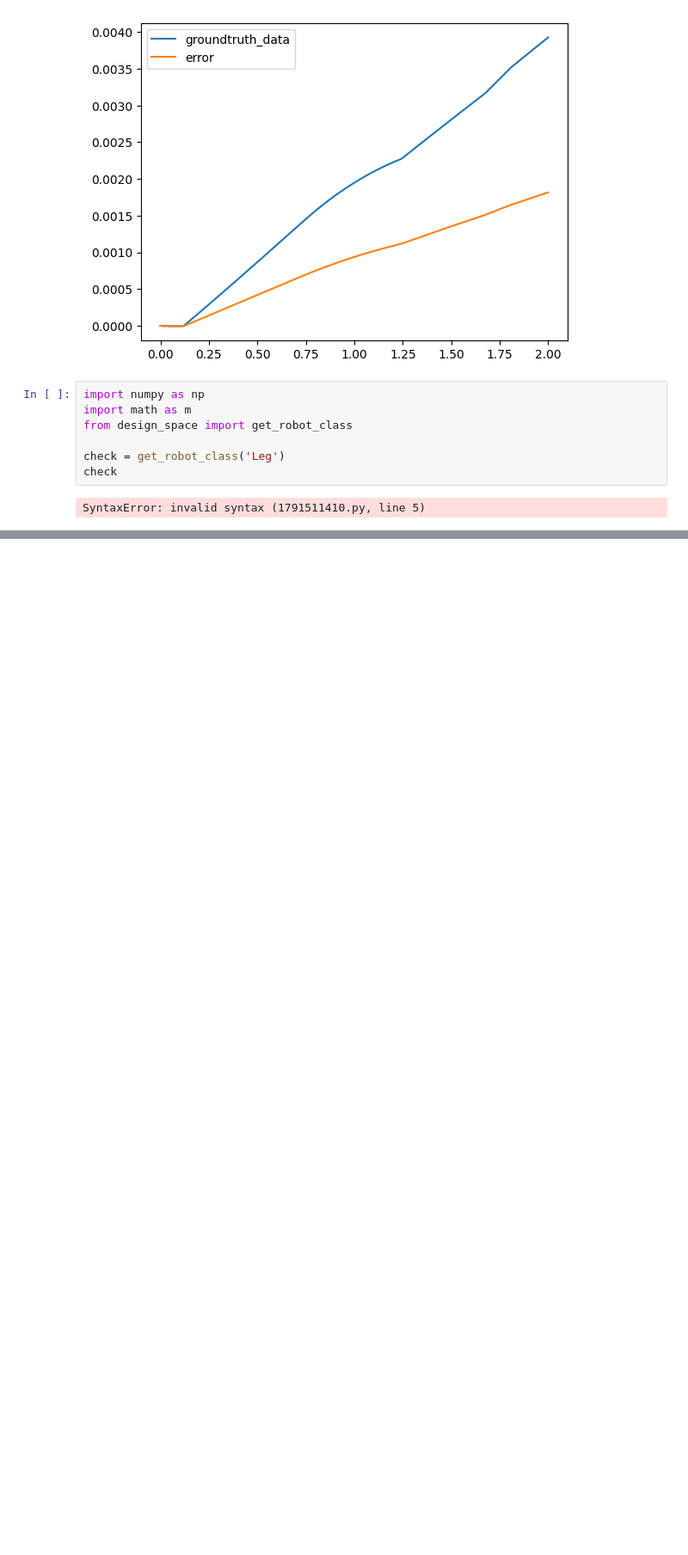
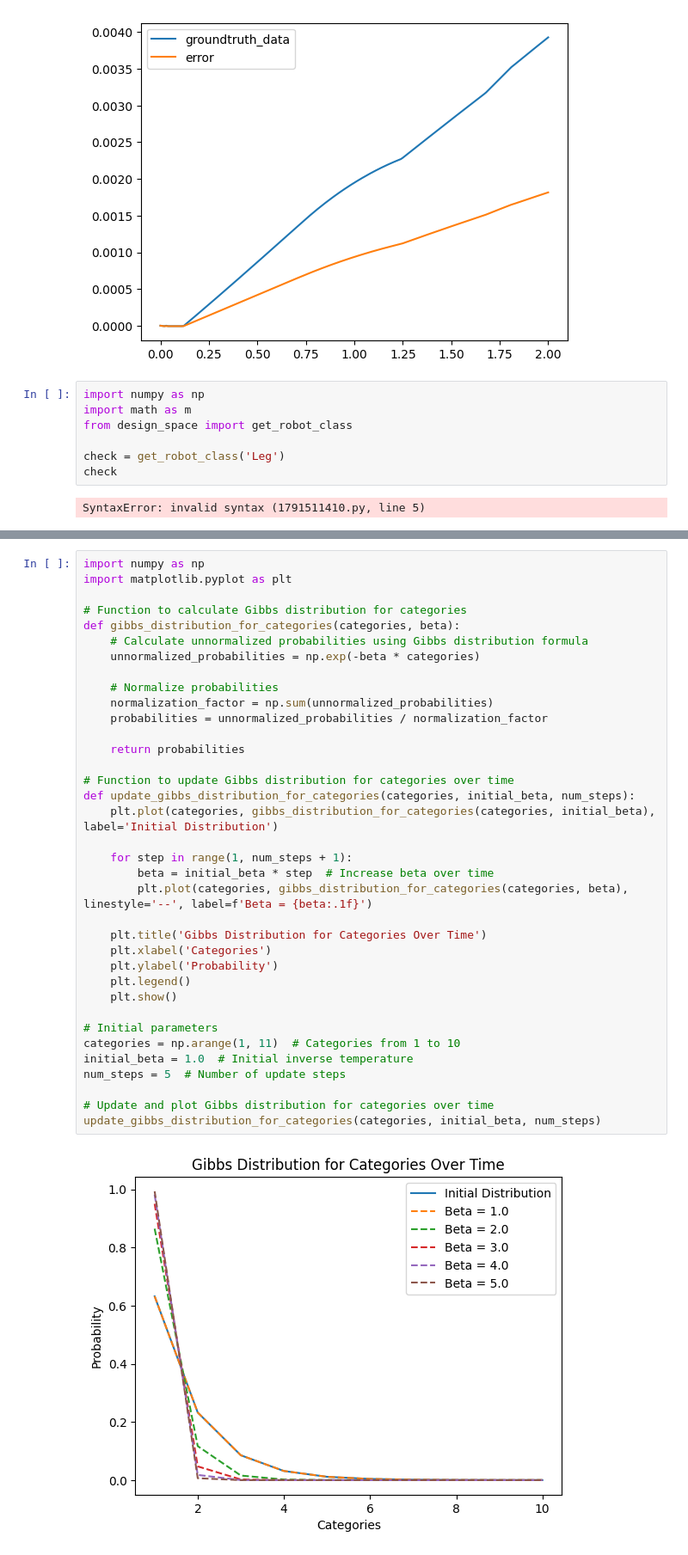
Before and after one commit to nhnhan92/RL_whisker, a Jupyter notebook: sofagym/envs/Whisker/test.ipynb, the cells around one changed output, grey strips where cells are left out. Shown at 86% size. Saved outputs shown, nothing was run; the diff lists cells and outputs as text; blank space fills up the shorter version.

```diff
--- a/sofagym/envs/Whisker/test.ipynb
+++ b/sofagym/envs/Whisker/test.ipynb
@@ -293,0 +319,38 @@ path
+# %%
+import numpy as np
+import matplotlib.pyplot as plt
+
+# Function to calculate Gibbs distribution for categories
+def gibbs_distribution_for_categories(categories, beta):
+    # Calculate unnormalized probabilities using Gibbs distribution formula
+    unnormalized_probabilities = np.exp(-beta * categories)
+
+    # Normalize probabilities
+    normalization_factor = np.sum(unnormalized_probabilities)
+    probabilities = unnormalized_probabilities / normalization_factor
+
+    return probabilities
+
+# Function to update Gibbs distribution for categories over time
+def update_gibbs_distribution_for_categories(categories, initial_beta, num_steps):
+    plt.plot(categories, gibbs_distribution_for_categories(categories, initial_beta), label='Initial Distribution')
+
+    for step in range(1, num_steps + 1):
+        beta = initial_beta * step  # Increase beta over time
+        plt.plot(categories, gibbs_distribution_for_categories(categories, beta), linestyle='--', label=f'Beta = {beta:.1f}')
+
+    plt.title('Gibbs Distribution for Categories Over Time')
+    plt.xlabel('Categories')
+    plt.ylabel('Probability')
+    plt.legend()
+    plt.show()
+
+# Initial parameters
+categories = np.arange(1, 11)  # Categories from 1 to 10
+initial_beta = 1.0  # Initial inverse temperature
+num_steps = 5  # Number of update steps
+
+# Update and plot Gibbs distribution for categories over time
+update_gibbs_distribution_for_categories(categories, initial_beta, num_steps)
+# %% [output]
+[figure, added]
```
Also changed, not shown: parts of 4 cells of this notebook, 7 other files.
